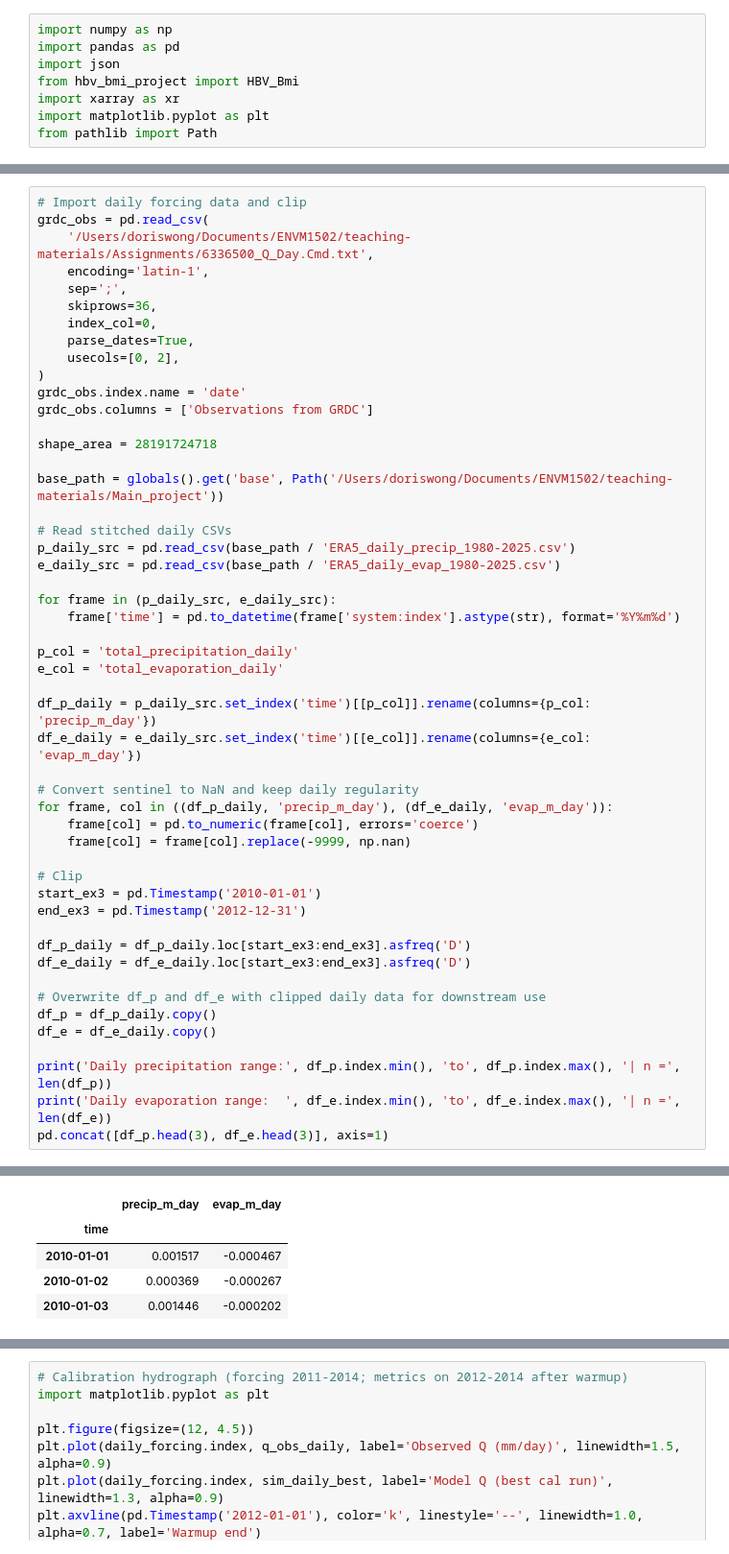
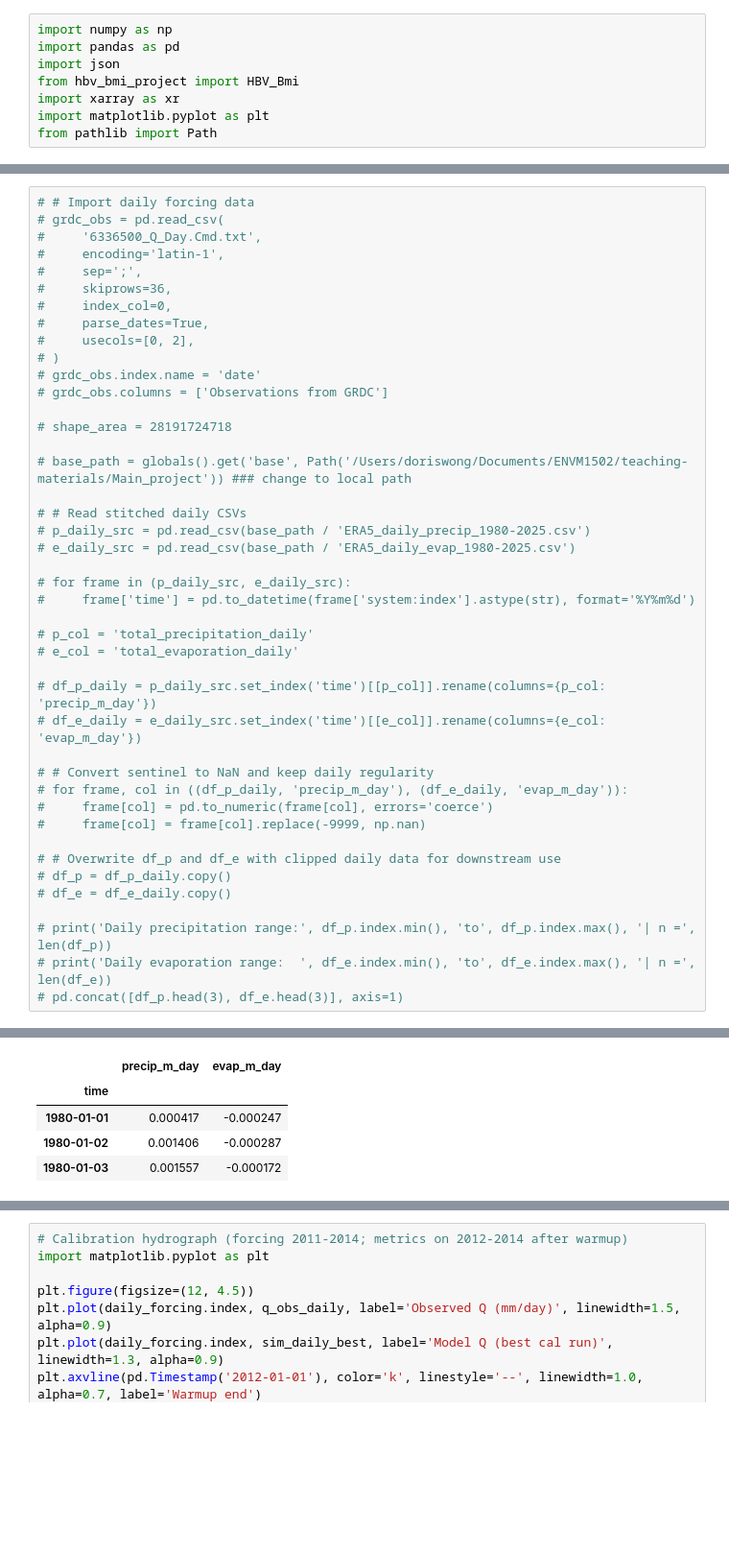
Before and after one commit to Doriswong35/teaching-materials, a Jupyter notebook: Main_project/HBV_varied_Su_max.ipynb, the cells around one changed output, grey strips where cells are left out. Shown at 96% size. Saved outputs shown, nothing was run; the diff lists cells and outputs as text; blank space fills up the shorter version.

Commit message:
Before Tessa started working

```diff
--- a/Main_project/HBV_varied_Su_max.ipynb
+++ b/Main_project/HBV_varied_Su_max.ipynb
@@ -46,51 +60,44 @@ if 'rel_bias' not in globals():
 # %%
-# Import daily forcing data and clip
-grdc_obs = pd.read_csv(
-    '/Users/doriswong/Documents/ENVM1502/teaching-materials/Assignments/6336500_Q_Day.Cmd.txt',
-    encoding='latin-1',
-    sep=';',
-    skiprows=36,
-    index_col=0,
-    parse_dates=True,
-    usecols=[0, 2],
-)
-grdc_obs.index.name = 'date'
-grdc_obs.columns = ['Observations from GRDC']
+# # Import daily forcing data
+# grdc_obs = pd.read_csv(
+#     '6336500_Q_Day.Cmd.txt',
+#     encoding='latin-1',
+#     sep=';',
+#     skiprows=36,
+#     index_col=0,
+#     parse_dates=True,
+#     usecols=[0, 2],
+# )
+# grdc_obs.index.name = 'date'
+# grdc_obs.columns = ['Observations from GRDC']
 
-shape_area = 28191724718
+# shape_area = 28191724718
 
-base_path = globals().get('base', Path('/Users/doriswong/Documents/ENVM1502/teaching-materials/Main_project'))
+# base_path = globals().get('base', Path('/Users/doriswong/Documents/ENVM1502/teaching-materials/Main_project')) ### change to local path
 
-# Read stitched daily CSVs
-p_daily_src = pd.read_csv(base_path / 'ERA5_daily_precip_1980-2025.csv')
-e_daily_src = pd.read_csv(base_path / 'ERA5_daily_evap_1980-2025.csv')
+# # Read stitched daily CSVs
+# p_daily_src = pd.read_csv(base_path / 'ERA5_daily_precip_1980-2025.csv')
+# e_daily_src = pd.read_csv(base_path / 'ERA5_daily_evap_1980-2025.csv')
 
-for frame in (p_daily_src, e_daily_src):
-    frame['time'] = pd.to_datetime(frame['system:index'].astype(str), format='%Y%m%d')
+# for frame in (p_daily_src, e_daily_src):
+#     frame['time'] = pd.to_datetime(frame['system:index'].astype(str), format='%Y%m%d')
 
-p_col = 'total_precipitation_daily'
-e_col = 'total_evaporation_daily'
+# p_col = 'total_precipitation_daily'
+# e_col = 'total_evaporation_daily'
 
-df_p_daily = p_daily_src.set_index('time')[[p_col]].rename(columns={p_col: 'precip_m_day'})
-df_e_daily = e_daily_src.set_index('time')[[e_col]].rename(columns={e_col: 'evap_m_day'})
+# df_p_daily = p_daily_src.set_index('time')[[p_col]].rename(columns={p_col: 'precip_m_day'})
+# df_e_daily = e_daily_src.set_index('time')[[e_col]].rename(columns={e_col: 'evap_m_day'})
 
-# Convert sentinel to NaN and keep daily regularity
-for frame, col in ((df_p_daily, 'precip_m_day'), (df_e_daily, 'evap_m_day')):
-    frame[col] = pd.to_numeric(frame[col], errors='coerce')
-    frame[col] = frame[col].replace(-9999, np.nan)
+# # Convert sentinel to NaN and keep daily regularity
+# for frame, col in ((df_p_daily, 'precip_m_day'), (df_e_daily, 'evap_m_day')):
+#     frame[col] = pd.to_numeric(frame[col], errors='coerce')
+#     frame[col] = frame[col].replace(-9999, np.nan)
 
-# Clip
-start_ex3 = pd.Timestamp('2010-01-01')
-end_ex3 = pd.Timestamp('2012-12-31')
+# # Overwrite df_p and df_e with clipped daily data for downstream use
+# df_p = df_p_daily.copy()
+# df_e = df_e_daily.copy()
 
-df_p_daily = df_p_daily.loc[start_ex3:end_ex3].asfreq('D')
-df_e_daily = df_e_daily.loc[start_ex3:end_ex3].asfreq('D')
-
-# Overwrite df_p and df_e with clipped daily data for downstream use
-df_p = df_p_daily.copy()
-df_e = df_e_daily.copy()
-
-print('Daily precipitation range:', df_p.index.min(), 'to', df_p.index.max(), '| n =', len(df_p))
-print('Daily evaporation range:  ', df_e.index.min(), 'to', df_e.index.max(), '| n =', len(df_e))
-pd.concat([df_p.head(3), df_e.head(3)], axis=1)
+# print('Daily precipitation range:', df_p.index.min(), 'to', df_p.index.max(), '| n =', len(df_p))
+# print('Daily evaporation range:  ', df_e.index.min(), 'to', df_e.index.max(), '| n =', len(df_e))
+# pd.concat([df_p.head(3), df_e.head(3)], axis=1)
 # %% [output]
@@ -99,6 +106,6 @@ Daily evaporation range:   2010-01-01 00:00:00 to 2012-12-31 00:00:00 | n = 1096
 |  | precip_m_day | evap_m_day |
 | time |  |  |
-| 2010-01-01 | 0.001517 | -0.000467 |
-| 2010-01-02 | 0.000369 | -0.000267 |
-| 2010-01-03 | 0.001446 | -0.000202 |
+| 1980-01-01 | 0.000417 | -0.000247 |
+| 1980-01-02 | 0.001406 | -0.000287 |
+| 1980-01-03 | 0.001557 | -0.000172 |
 # %%
```
Also changed, not shown: parts of 11 cells of this notebook, 3 other files.
